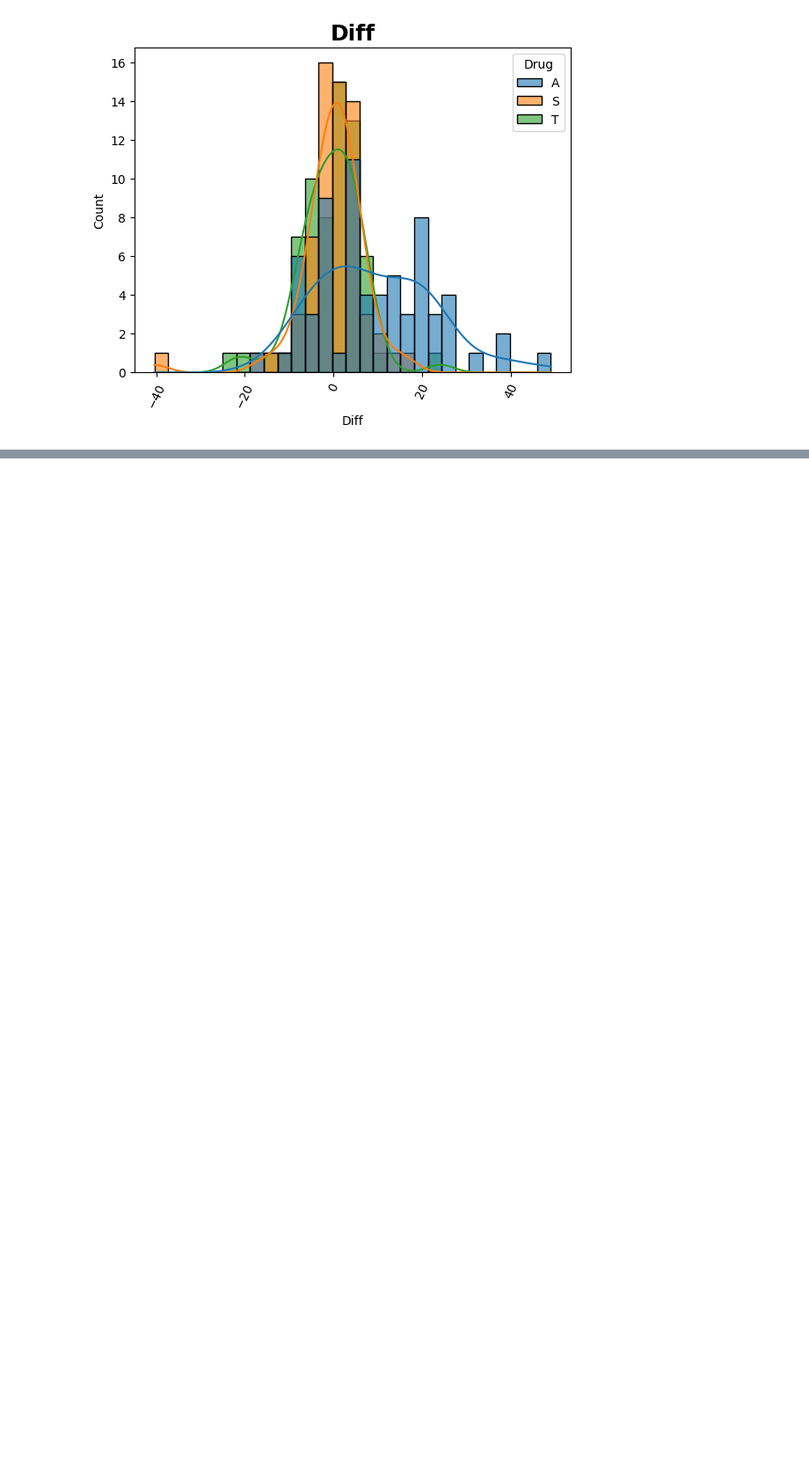
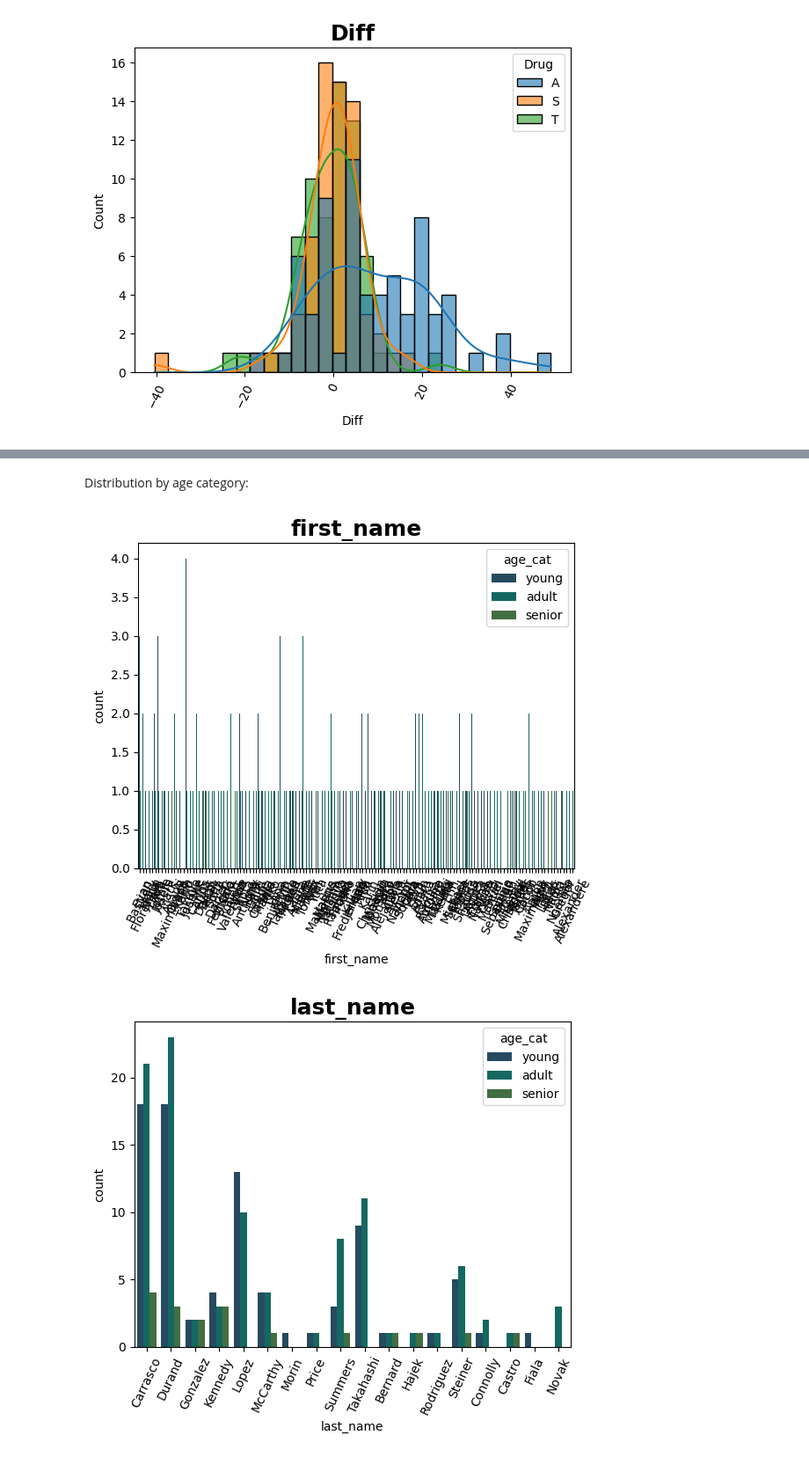
Before and after one commit to SHIVAM-MARS/Machine-Learning-and-Data-Science, a Jupyter notebook: Memory_Test_on_Drugged_Islanders_Data/Memory_Test_on_Drugged_Islanders_Data.ipynb, the cells around one changed output, grey strips where cells are left out. Shown at 88% size. Drawn from its saved outputs; the diff is of its cells as text; code cells hidden in the pictures; blank space fills up the shorter version.

```diff
--- a/Memory_Test_on_Drugged_Islanders_Data/Memory_Test_on_Drugged_Islanders_Data.ipynb
+++ b/Memory_Test_on_Drugged_Islanders_Data/Memory_Test_on_Drugged_Islanders_Data.ipynb
@@ -218,0 +240,9 @@ for value in df.columns:
+# %%
+def age_to_cat(x):
+  if x > 55:
+    value = 'senior'
+  elif x < 35:
+    value = 'young'
+  else:
+    value = 'adult'
+  return value
@@ -218,0 +251,3 @@ for value in df.columns:
+# %%
+df['age_cat'] = df['age'].apply(age_to_cat)
+df['age_cat']
@@ -218,0 +267,14 @@ for value in df.columns:
+# %% [markdown]
+Distribution by age category:
+# %%
+for value in df.columns:
+  if df[value].dtype == 'object':
+    sb.countplot(data=df, x= value, palette=palette, hue='age_cat')
+  else:
+    sb.histplot(data=df, x= value,  hue='age_cat', kde=True, alpha=.6)
+  plt.title(value, fontsize=18, fontweight='bold')
+  plt.xticks(rotation=65)
+  plt.show()
+# %% [output]
+[figure, added]
+[figure, added]
```
Also changed, not shown: parts of 34 cells of this notebook.
